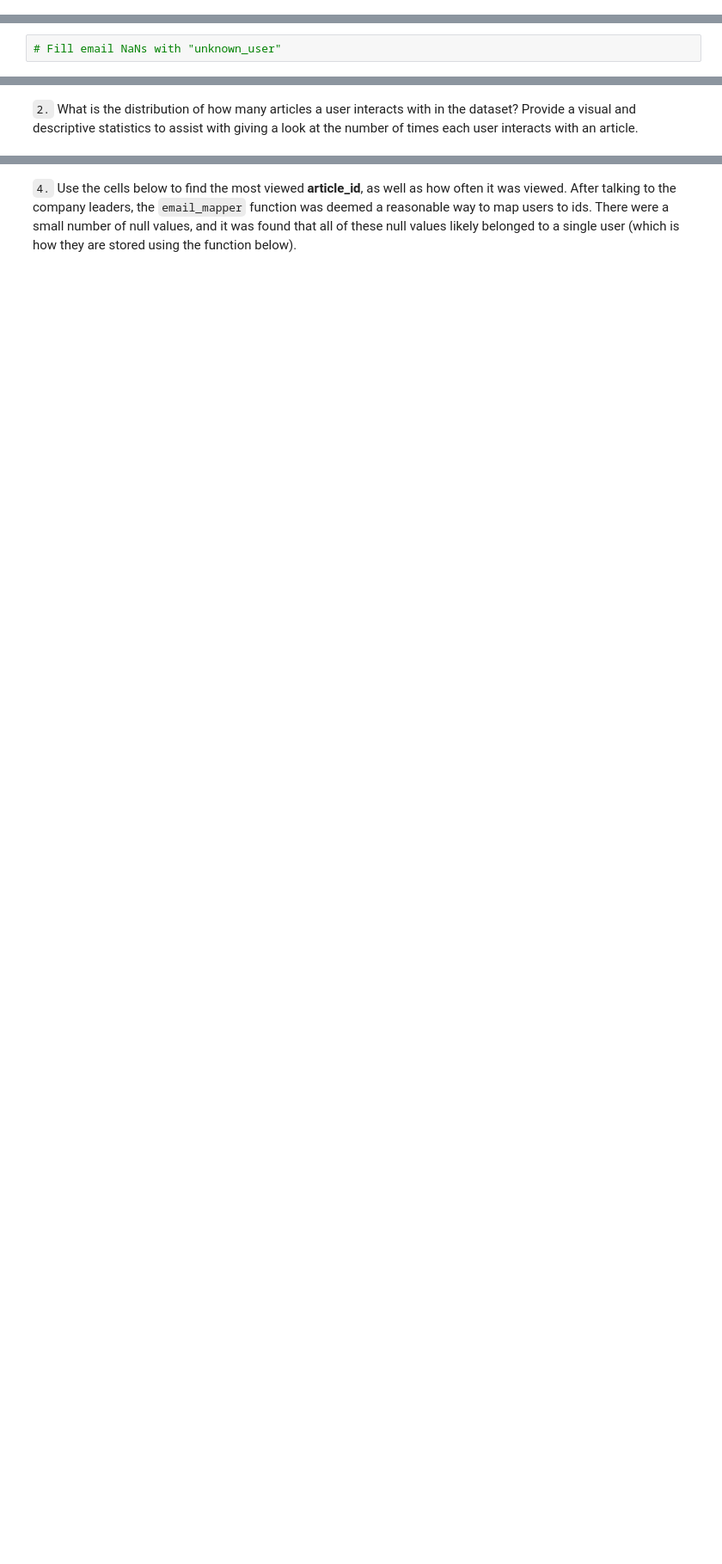
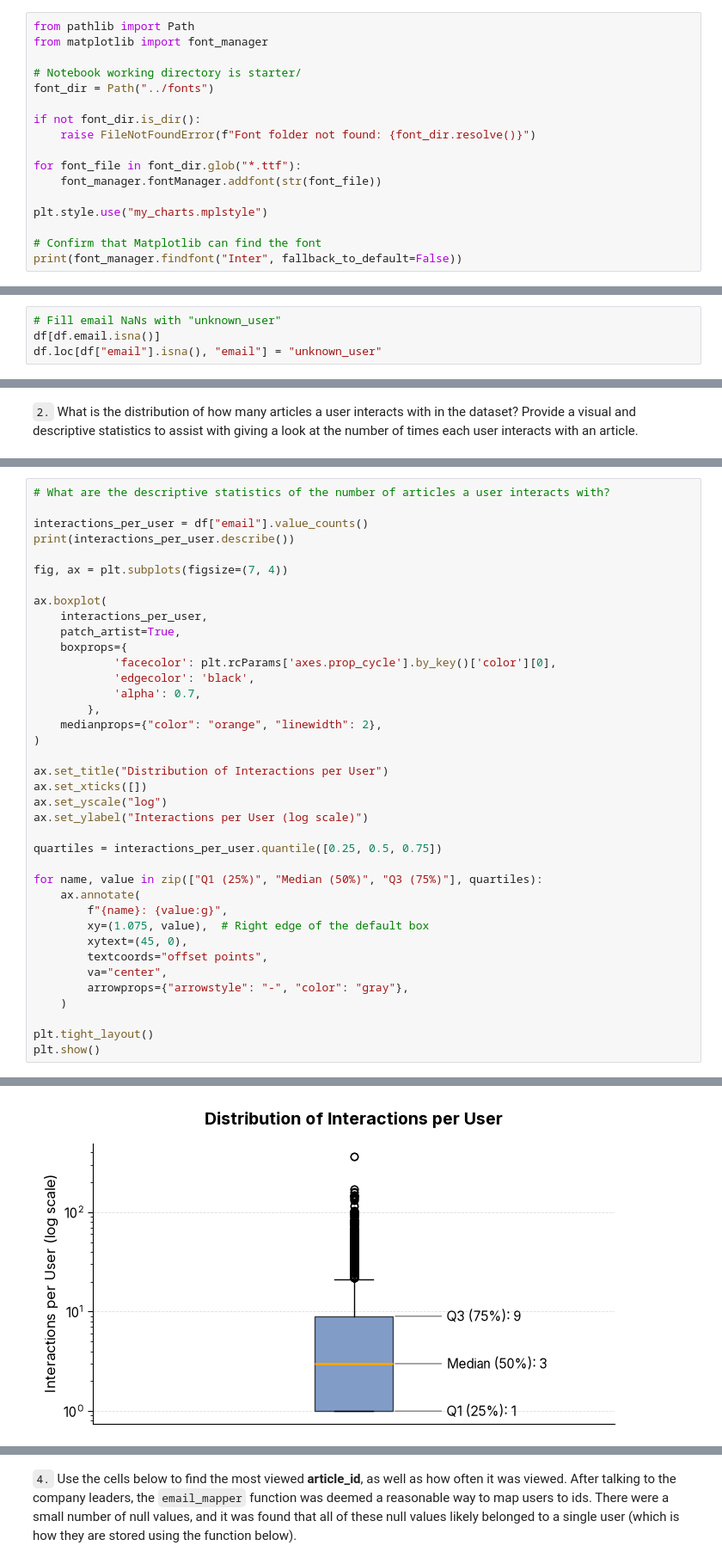
Before and after one commit to groundhog-21/dsnd-recommendation-systems-project, a Jupyter notebook: starter/Recommendations_with_IBM.ipynb, the cells around one changed output, grey strips where cells are left out. Shown at 86% size. Drawn from its saved outputs; the diff is of its cells as text; blank space fills up the shorter version.

Commit message:
Complete EDA questions 1–3 and add reusable Inter chart styling

```diff
--- a/starter/Recommendations_with_IBM.ipynb
+++ b/starter/Recommendations_with_IBM.ipynb
@@ -34,0 +43,17 @@ df.head()
+# %%
+from pathlib import Path
+from matplotlib import font_manager
+
+# Notebook working directory is starter/
+font_dir = Path("../fonts")
+
+if not font_dir.is_dir():
+    raise FileNotFoundError(f"Font folder not found: {font_dir.resolve()}")
+
+for font_file in font_dir.glob("*.ttf"):
+    font_manager.fontManager.addfont(str(font_file))
+
+plt.style.use("my_charts.mplstyle")
+
+# Confirm that Matplotlib can find the font
+print(font_manager.findfont("Inter", fallback_to_default=False))
@@ -48,5 +108,7 @@ df[df.email.isna()]
 # %%
 # Fill email NaNs with "unknown_user"
+df[df.email.isna()]
+df.loc[df["email"].isna(), "email"] = "unknown_user"
 # %%
 # Check if no more NaNs
 df[df.email.isna()]
@@ -56,0 +119,39 @@ df[df.email.isna()]
+# %%
+# What are the descriptive statistics of the number of articles a user interacts with?
+
+interactions_per_user = df["email"].value_counts()
+print(interactions_per_user.describe())
+
+fig, ax = plt.subplots(figsize=(7, 4))
+
+ax.boxplot(
+    interactions_per_user,
+    patch_artist=True,
+    boxprops={
+            'facecolor': plt.rcParams['axes.prop_cycle'].by_key()['color'][0],
+            'edgecolor': 'black',
+            'alpha': 0.7,
+        },
+    medianprops={"color": "orange", "linewidth": 2},
+)
+
+ax.set_title("Distribution of Interactions per User")
+ax.set_xticks([])
+ax.set_yscale("log")
+ax.set_ylabel("Interactions per User (log scale)")
+
+quartiles = interactions_per_user.quantile([0.25, 0.5, 0.75])
+
+for name, value in zip(["Q1 (25%)", "Median (50%)", "Q3 (75%)"], quartiles):
+    ax.annotate(
+        f"{name}: {value:g}",
+        xy=(1.075, value),  # Right edge of the default box
+        xytext=(45, 0),
+        textcoords="offset points",
+        va="center",
+        arrowprops={"arrowstyle": "-", "color": "gray"},
+    )
+
+plt.tight_layout()
+plt.show()
+# %% [output]
@@ -56,0 +167 @@ df[df.email.isna()]
+[figure, added]
```
Also changed, not shown: parts of 23 cells of this notebook, 6 other files.
